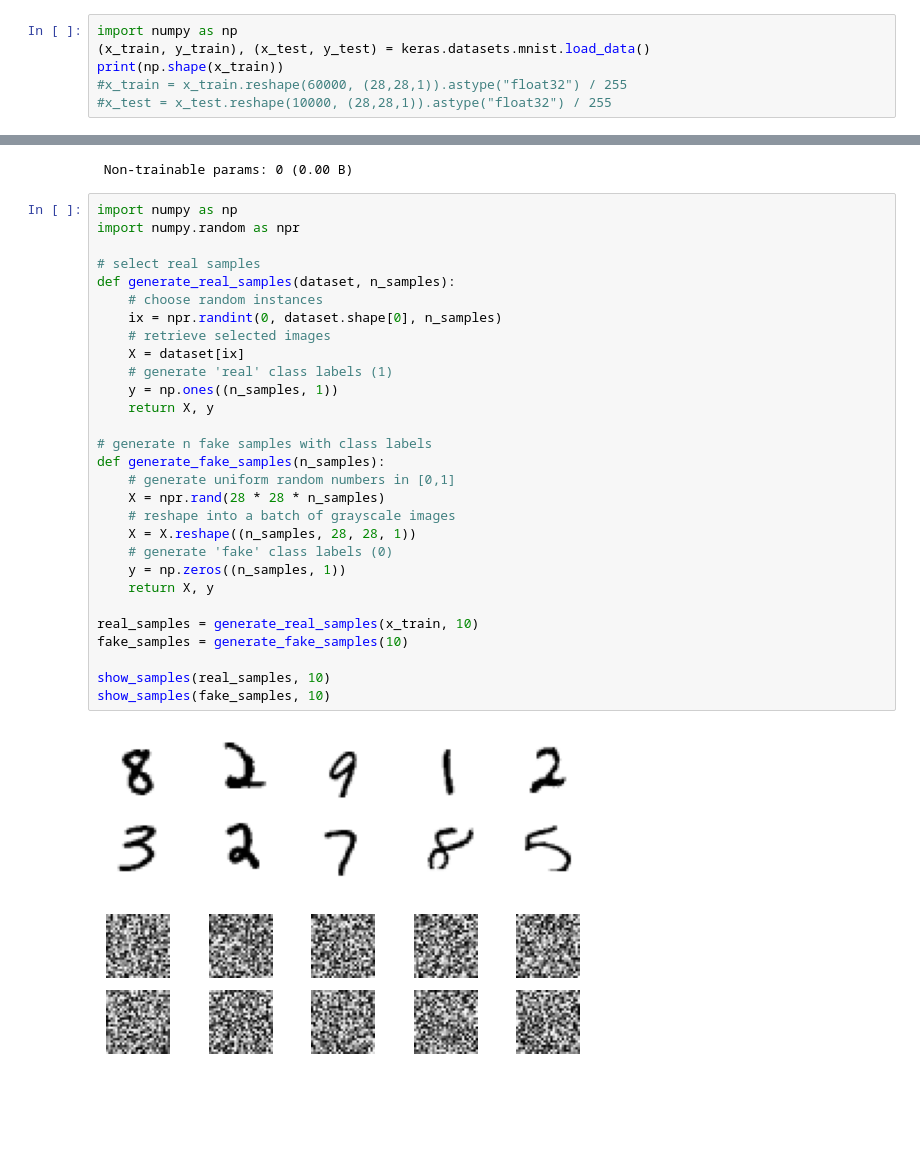
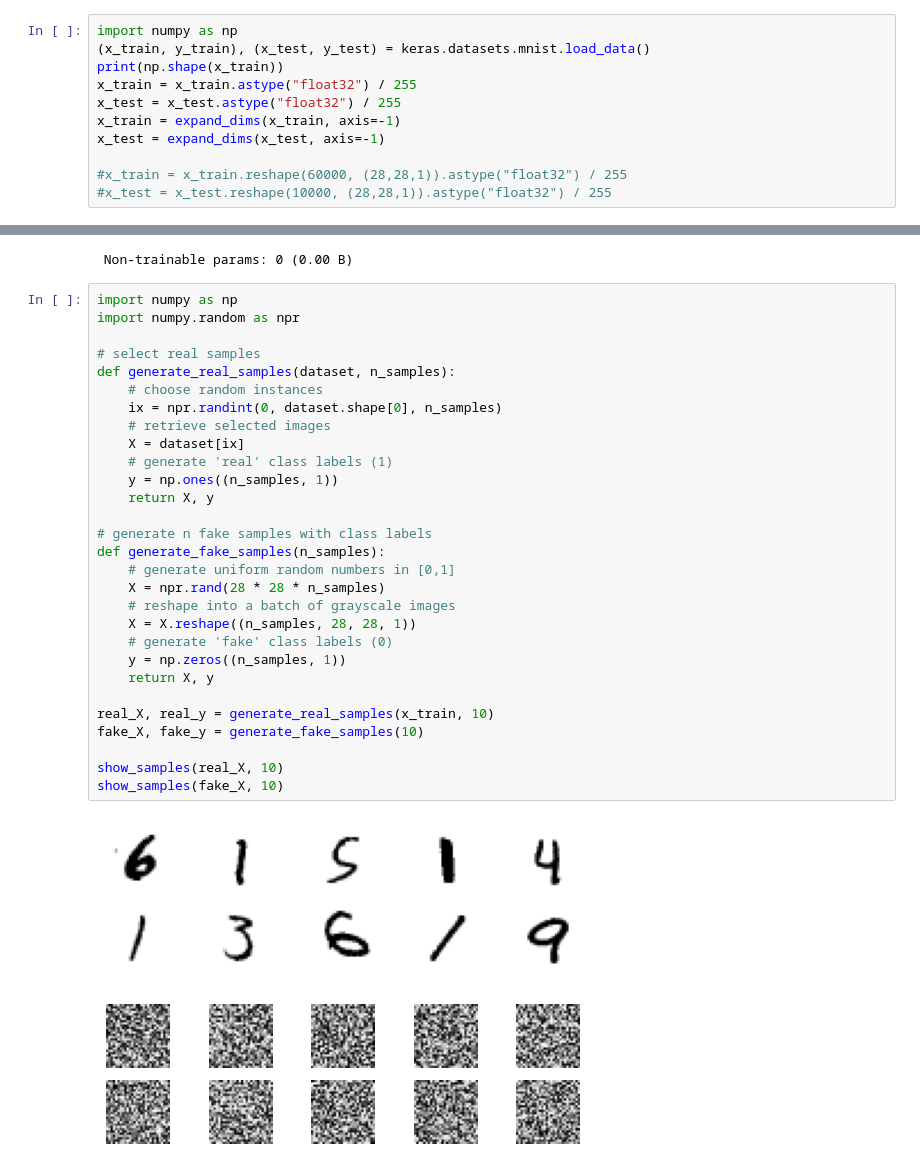
Before and after one commit to kartoone/cosc470, a Jupyter notebook: keras/mnist-GAN.ipynb, the cells around one changed output, grey strips where cells are left out. Drawn from its saved outputs; the diff is of its cells as text; blank space fills up the shorter version.

```diff
--- a/keras/mnist-GAN.ipynb
+++ b/keras/mnist-GAN.ipynb
@@ -13,6 +13,11 @@ def reset_model(model):
 import numpy as np
 (x_train, y_train), (x_test, y_test) = keras.datasets.mnist.load_data()
 print(np.shape(x_train))
+x_train = x_train.astype("float32") / 255
+x_test = x_test.astype("float32") / 255
+x_train = expand_dims(x_train, axis=-1)
+x_test = expand_dims(x_test, axis=-1)
+
 #x_train = x_train.reshape(60000, (28,28,1)).astype("float32") / 255
 #x_test = x_test.reshape(10000, (28,28,1)).astype("float32") / 255
 # %% [output]
@@ -92,35 +95,35 @@ Model: "sequential"
 # %%
 import numpy as np
 import numpy.random as npr
 
 # select real samples
 def generate_real_samples(dataset, n_samples):
 	# choose random instances
 	ix = npr.randint(0, dataset.shape[0], n_samples)
 	# retrieve selected images
 	X = dataset[ix]
 	# generate 'real' class labels (1)
 	y = np.ones((n_samples, 1))
 	return X, y
 
 # generate n fake samples with class labels
 def generate_fake_samples(n_samples):
 	# generate uniform random numbers in [0,1]
 	X = npr.rand(28 * 28 * n_samples)
 	# reshape into a batch of grayscale images
 	X = X.reshape((n_samples, 28, 28, 1))
 	# generate 'fake' class labels (0)
 	y = np.zeros((n_samples, 1))
 	return X, y
 
-real_samples = generate_real_samples(x_train, 10)
-fake_samples = generate_fake_samples(10)
+real_X, real_y = generate_real_samples(x_train, 10)
+fake_X, fake_y = generate_fake_samples(10)
 
-show_samples(real_samples, 10)
-show_samples(fake_samples, 10)
+show_samples(real_X, 10)
+show_samples(fake_X, 10)
 # %% [output]
-[figure, old version]
+[figure, new version]
-[figure, old version]
+[figure, new version]
 # %%
 def train_discriminator(model, dataset, n_iter=100, n_batch=256):
 	half_batch = int(n_batch / 2)
```
Also changed, not shown: parts of 7 cells of this notebook.
